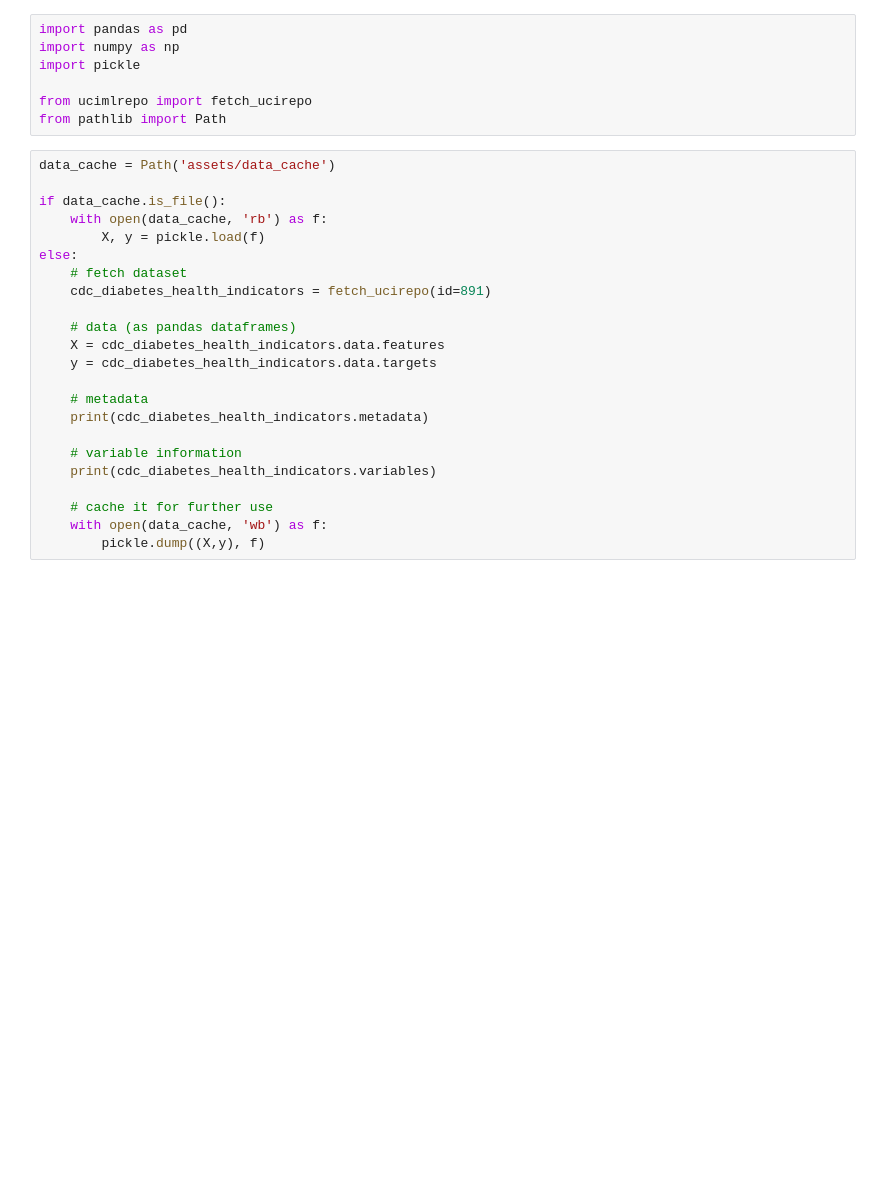
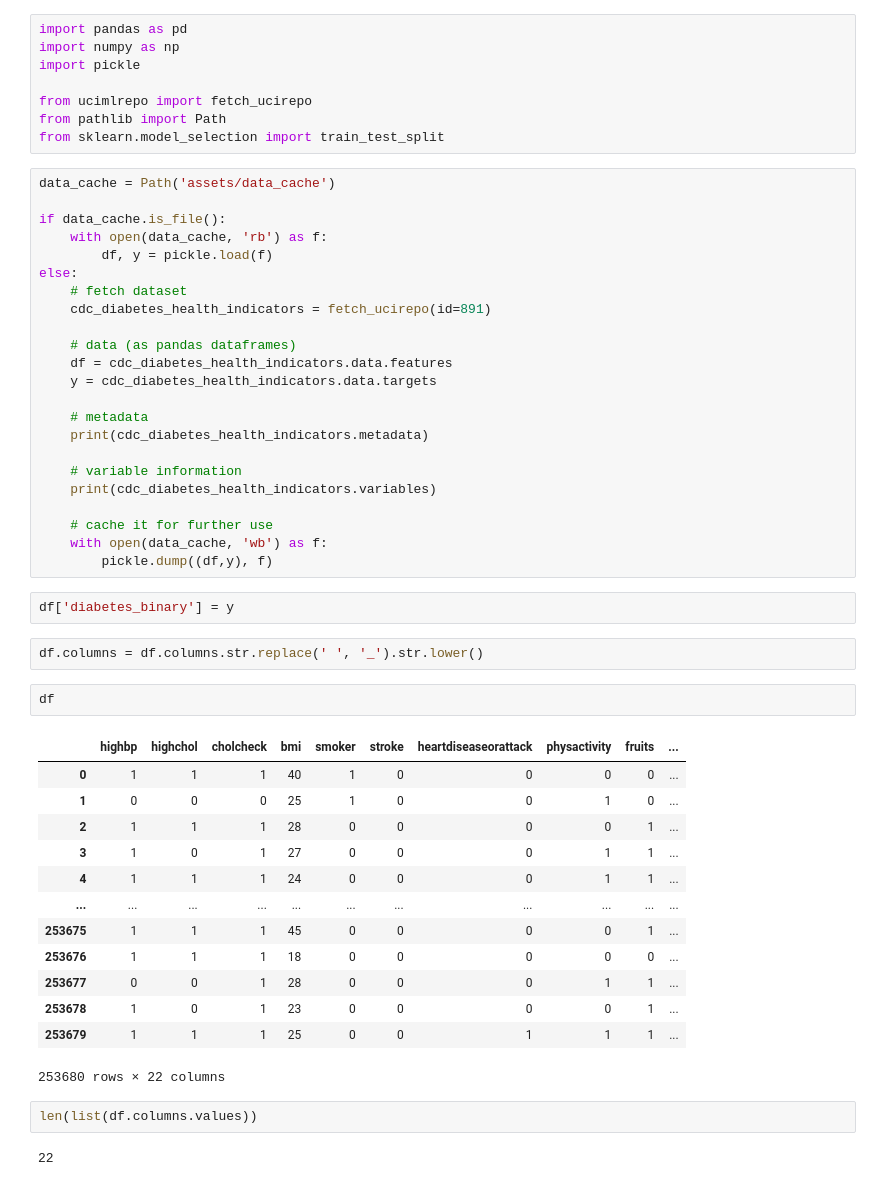
Before and after one commit to rkscodes/aid, a Jupyter notebook: notebook.ipynb, the cells around one changed output. Drawn from its saved outputs; the diff is of its cells as text; blank space fills up the shorter version.

Commit message:
:construction: data prepration

```diff
--- a/notebook.ipynb
+++ b/notebook.ipynb
@@ -5,18 +5,19 @@ import pickle
 
 from ucimlrepo import fetch_ucirepo
 from pathlib import Path
+from sklearn.model_selection import train_test_split
 # %%
 data_cache = Path('assets/data_cache')
 
 if data_cache.is_file():
     with open(data_cache, 'rb') as f:
-        X, y = pickle.load(f)
+        df, y = pickle.load(f)
 else:
     # fetch dataset
     cdc_diabetes_health_indicators = fetch_ucirepo(id=891)
 
     # data (as pandas dataframes)
-    X = cdc_diabetes_health_indicators.data.features
+    df = cdc_diabetes_health_indicators.data.features
     y = cdc_diabetes_health_indicators.data.targets
 
     # metadata
@@ -27,4 +28,28 @@ else:
 
     # cache it for further use
     with open(data_cache, 'wb') as f:
-        pickle.dump((X,y), f)
+        pickle.dump((df,y), f)
+# %%
+df['diabetes_binary'] = y
+# %%
+df.columns = df.columns.str.replace(' ', '_').str.lower()
+# %%
+df
+# %% [output]
+|  | highbp | highchol | cholcheck | bmi | smoker | stroke | heartdiseaseorattack | physactivity | fruits | ... |
+| 0 | 1 | 1 | 1 | 40 | 1 | 0 | 0 | 0 | 0 | ... |
+| 1 | 0 | 0 | 0 | 25 | 1 | 0 | 0 | 1 | 0 | ... |
+| 2 | 1 | 1 | 1 | 28 | 0 | 0 | 0 | 0 | 1 | ... |
+| 3 | 1 | 0 | 1 | 27 | 0 | 0 | 0 | 1 | 1 | ... |
+| 4 | 1 | 1 | 1 | 24 | 0 | 0 | 0 | 1 | 1 | ... |
+| ... | ... | ... | ... | ... | ... | ... | ... | ... | ... | ... |
+| 253675 | 1 | 1 | 1 | 45 | 0 | 0 | 0 | 0 | 1 | ... |
+| 253676 | 1 | 1 | 1 | 18 | 0 | 0 | 0 | 0 | 0 | ... |
+| 253677 | 0 | 0 | 1 | 28 | 0 | 0 | 0 | 1 | 1 | ... |
+| 253678 | 1 | 0 | 1 | 23 | 0 | 0 | 0 | 0 | 1 | ... |
+| 253679 | 1 | 1 | 1 | 25 | 0 | 0 | 1 | 1 | 1 | ... |
+253680 rows × 22 columns
+# %%
+len(list(df.columns.values))
+# %% [output]
+22
```
Also changed, not shown: parts of 11 cells of this notebook.
